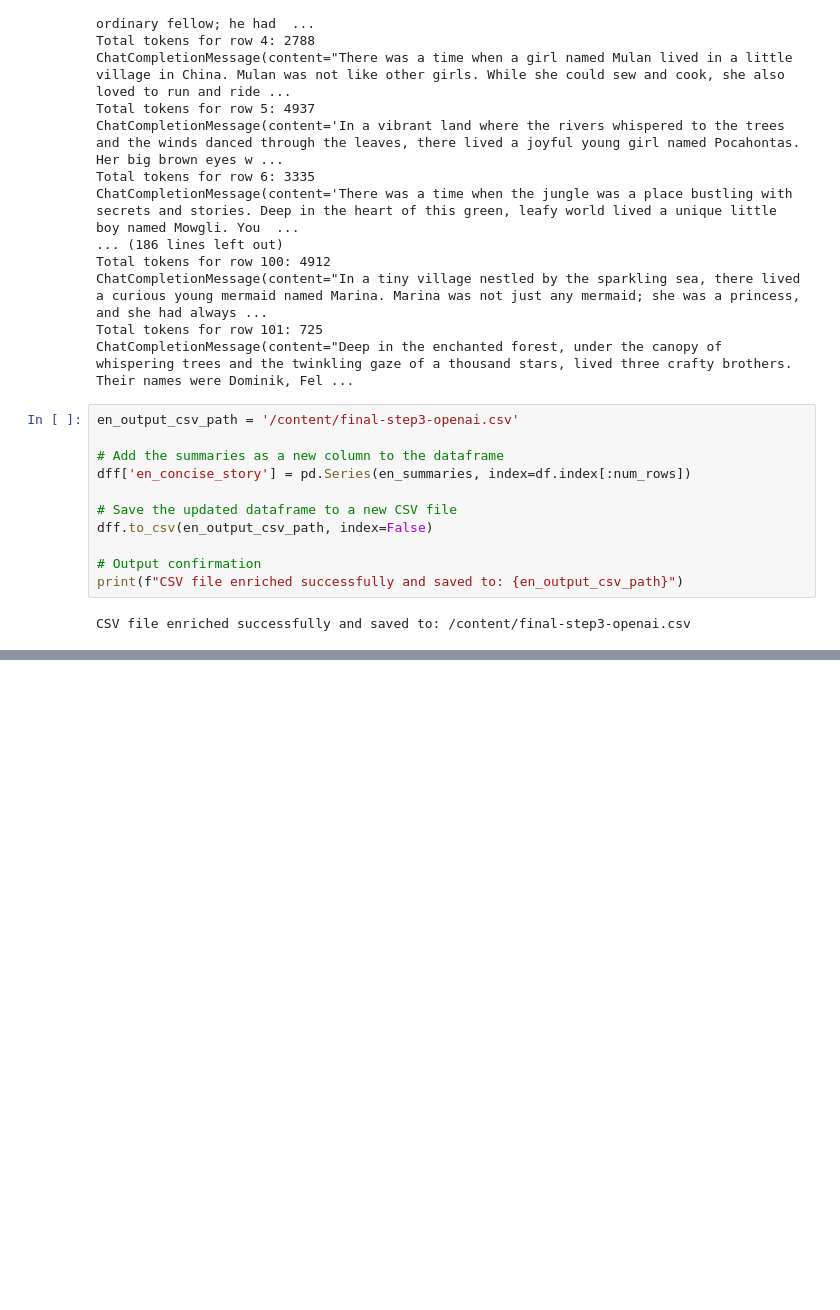
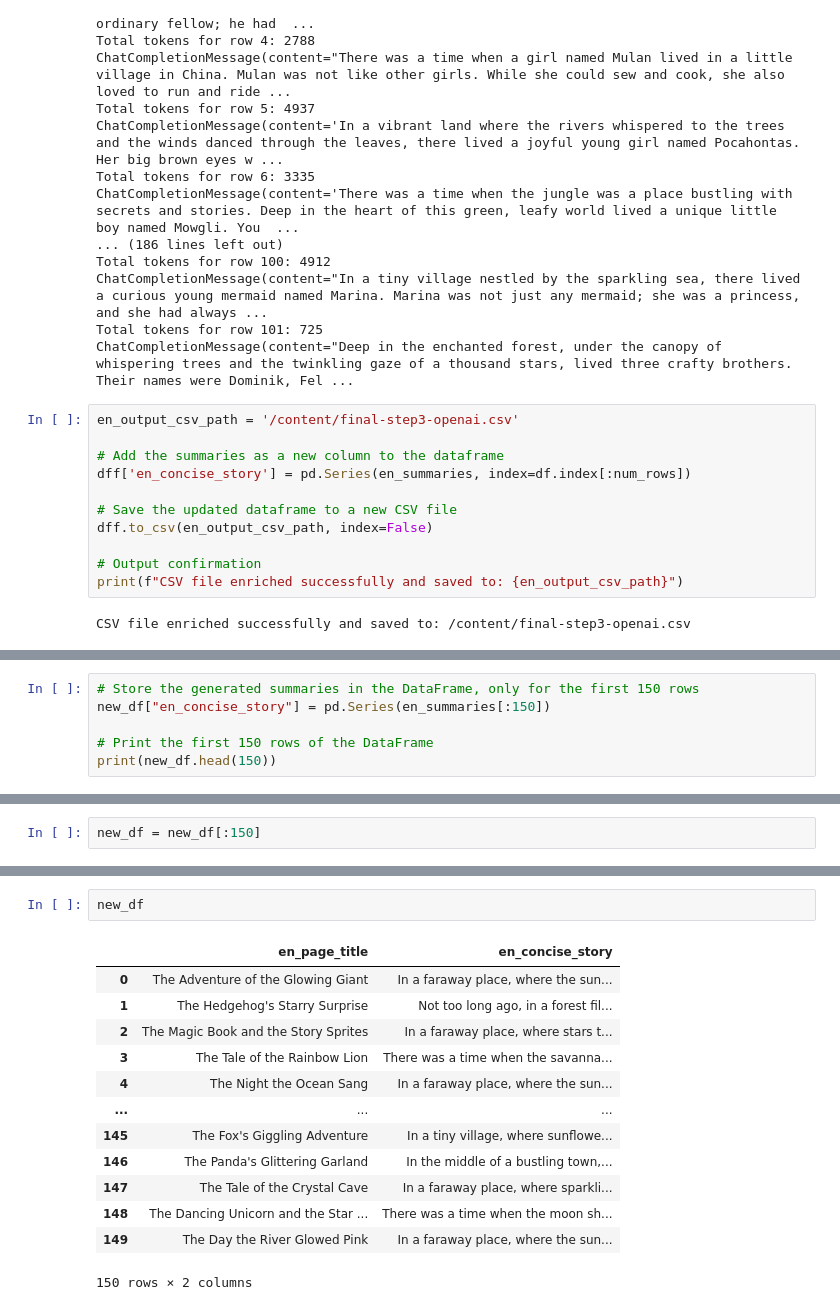
Before and after one commit to tvbv/ConsumerEdgeHackaton, a Jupyter notebook: Data_extraction_wiki.ipynb, the cells around one changed output, grey strips where cells are left out. Cells and saved outputs as stored; diff of their text form; blank space fills up the shorter version.

```diff
--- a/Data_extraction_wiki.ipynb
+++ b/Data_extraction_wiki.ipynb
@@ -1177,0 +1711,6 @@ CSV file enriched successfully and saved to: /content/final-step3-openai.csv
+# %%
+# Store the generated summaries in the DataFrame, only for the first 150 rows
+new_df["en_concise_story"] = pd.Series(en_summaries[:150])
+
+# Print the first 150 rows of the DataFrame
+print(new_df.head(150))
@@ -1177,0 +1735,2 @@ CSV file enriched successfully and saved to: /content/final-step3-openai.csv
+# %%
+new_df = new_df[:150]
@@ -1177,0 +1753,16 @@ CSV file enriched successfully and saved to: /content/final-step3-openai.csv
+# %%
+new_df
+# %% [output]
+|  | en_page_title | en_concise_story |
+| 0 | The Adventure of the Glowing Giant | In a faraway place, where the sun... |
+| 1 | The Hedgehog's Starry Surprise | Not too long ago, in a forest fil... |
+| 2 | The Magic Book and the Story Sprites | In a faraway place, where stars t... |
+| 3 | The Tale of the Rainbow Lion | There was a time when the savanna... |
+| 4 | The Night the Ocean Sang | In a faraway place, where the sun... |
+| ... | ... | ... |
+| 145 | The Fox's Giggling Adventure | In a tiny village, where sunflowe... |
+| 146 | The Panda's Glittering Garland | In the middle of a bustling town,... |
+| 147 | The Tale of the Crystal Cave | In a faraway place, where sparkli... |
+| 148 | The Dancing Unicorn and the Star ... | There was a time when the moon sh... |
+| 149 | The Day the River Glowed Pink | In a faraway place, where the sun... |
+150 rows × 2 columns
```
Also changed, not shown: parts of 58 cells of this notebook.
